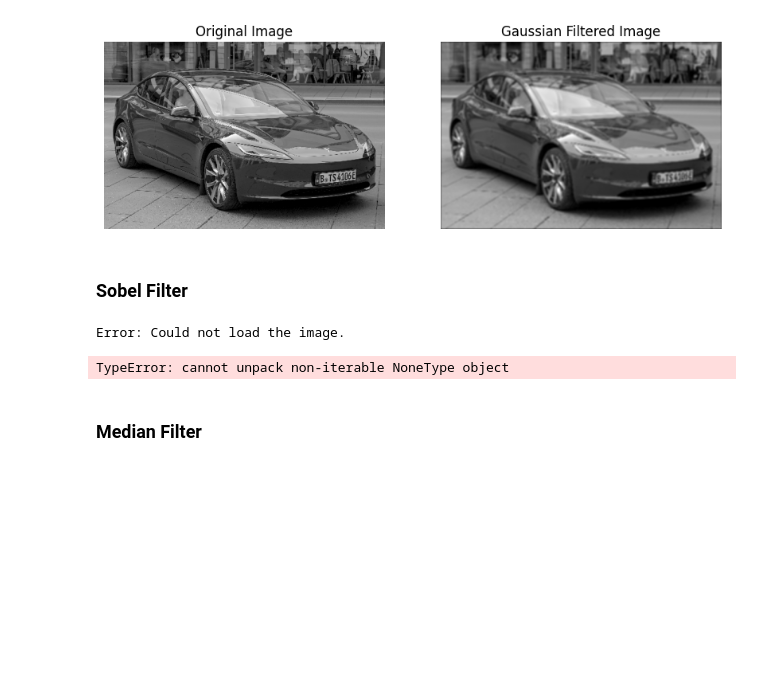
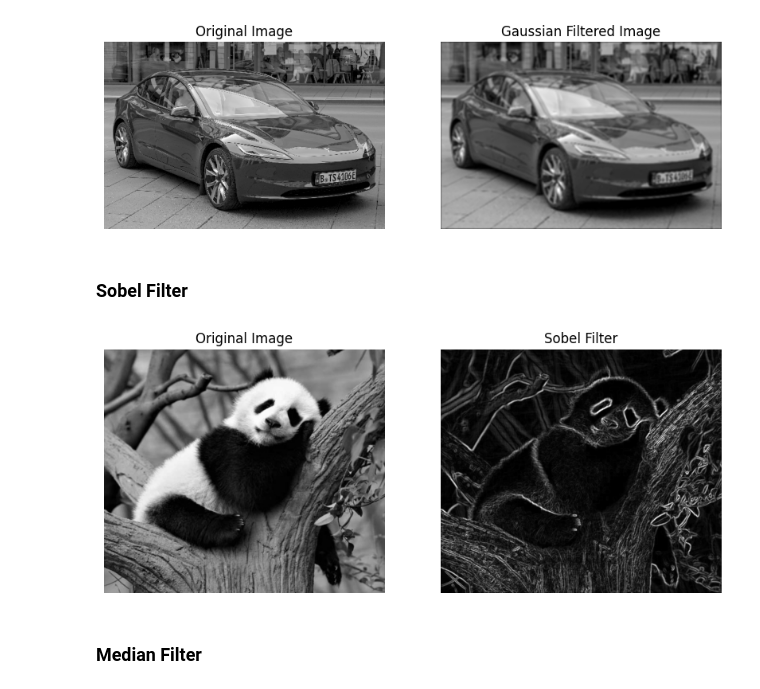
Before and after one commit to valinyourarea/Images_Processing, a Jupyter notebook: Imagen_processing.ipynb, the cells around one changed output. Cells and saved outputs as stored; diff of their text form; code cells hidden in the pictures; blank space fills up the shorter version.

```diff
--- a/Imagen_processing.ipynb
+++ b/Imagen_processing.ipynb
@@ -128,36 +128,35 @@ def sobel_filter_python(image_path):
 
     abs_gradient_x = cv2.convertScaleAbs(gradient_x)
     abs_gradient_y = cv2.convertScaleAbs(gradient_y)
 
     gradient = cv2.addWeighted(abs_gradient_x, 0.5, abs_gradient_y, 0.5, 0)
 
     return gray, gradient  # Return the grayscale image and the filtered image
 
 # Call the function to get the images
-image_path = "SampleImage.png"
+image_path = "img/SampleImage.jpg"
 gray_image, filtered_image = sobel_filter_python(image_path)
 
 # Display the images if the function executed successfully
 if gray_image is not None and filtered_image is not None:
     plt.figure(figsize=(10, 5))
 
     # Grayscale image
     plt.subplot(1, 2, 1)
     plt.imshow(gray_image, cmap="gray")
     plt.title("Original Image")
     plt.axis("off")
 
     # Sobel filtered image
     plt.subplot(1, 2, 2)
     plt.imshow(filtered_image, cmap="gray")
     plt.title("Sobel Filter")
     plt.axis("off")
 
     # Show both images
     plt.show()
 # %% [output]
-Error: Could not load the image.
-TypeError: cannot unpack non-iterable NoneType object
+[figure, added]
 # %% [markdown]
 ### Median Filter
 # %%
```
Also changed, not shown: parts of 10 cells of this notebook.
